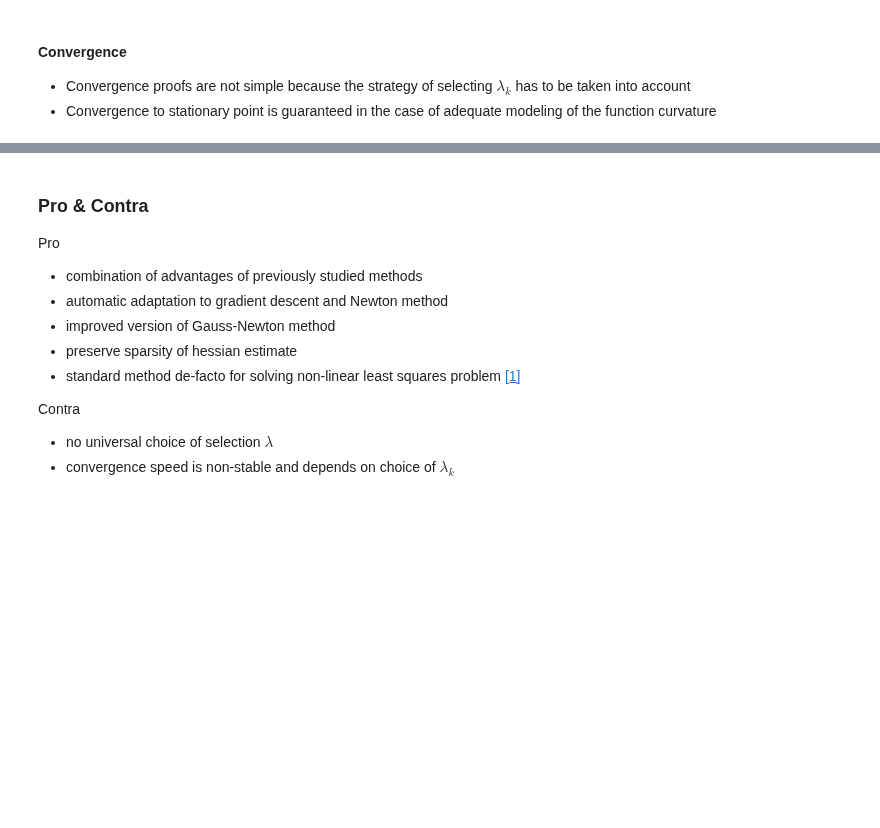
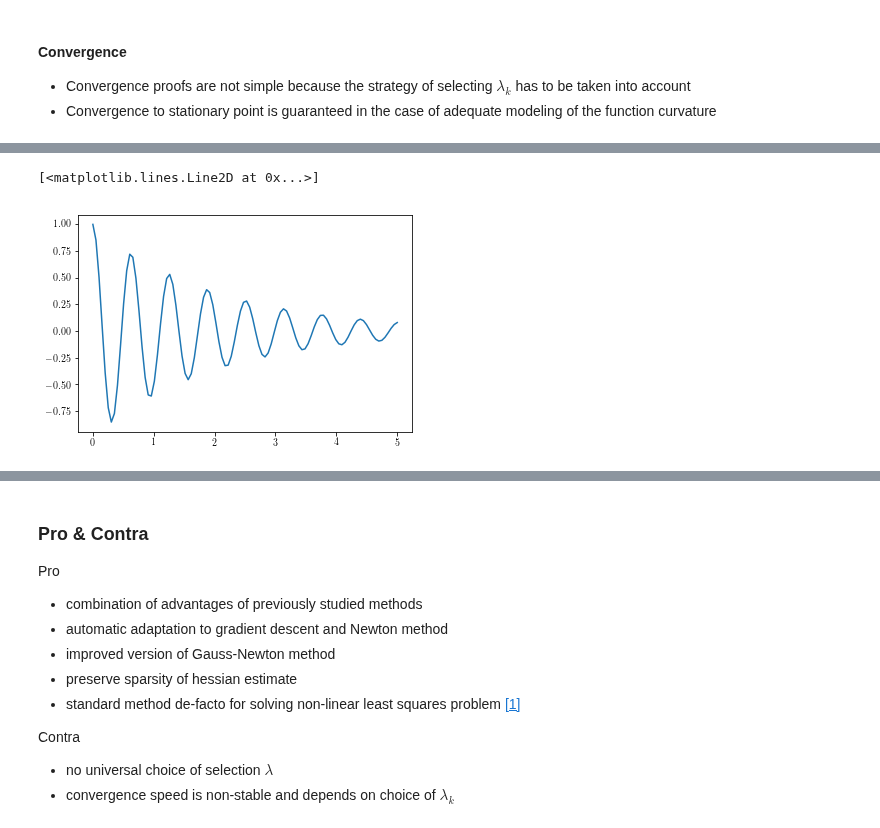
Before and after one commit to amkatrutsa/optimization_course, a Jupyter notebook: 16-LSQ/Seminar16en.ipynb, the cells around one changed output, grey strips where cells are left out. Drawn from its saved outputs; the diff is of its cells as text; code cells hidden in the pictures; blank space fills up the shorter version.

```diff
--- a/16-LSQ/Seminar16en.ipynb
+++ b/16-LSQ/Seminar16en.ipynb
@@ -252,4 +252,9 @@ print(np.linalg.norm(w - w_lsqr))
 97.3 ms ± 6.72 ms per loop (mean ± std. dev. of 7 runs, 10 loops each)
 43.1 ms ± 5.11 ms per loop (mean ± std. dev. of 7 runs, 10 loops each)
 174 ms ± 36.2 ms per loop (mean ± std. dev. of 7 runs, 1 loop each)
+# %%
+%matplotlib inline
+import time
+import matplotlib.pyplot as plt
+plt.rc("text", usetex=True)
 # %%
@@ -432,0 +445,11 @@ There are a lot of methods to select $\lambda_k$. General idea is similar to bac
+# %%
+w = np.array([1, -0.5, 10, 0])
+def f(x, w=w):
+    return w[0] * np.exp(x * w[1]) * np.cos(w[2] * x + w[3])
+
+num_points = 100
+x_range = np.linspace(0, 5, num=num_points)
+plt.plot(x_range, f(x_range))
+# %% [output]
+[<matplotlib.lines.Line2D at 0x...>]
+[figure, added]
```
Also changed, not shown: parts of 6 cells of this notebook, 1 other file.
